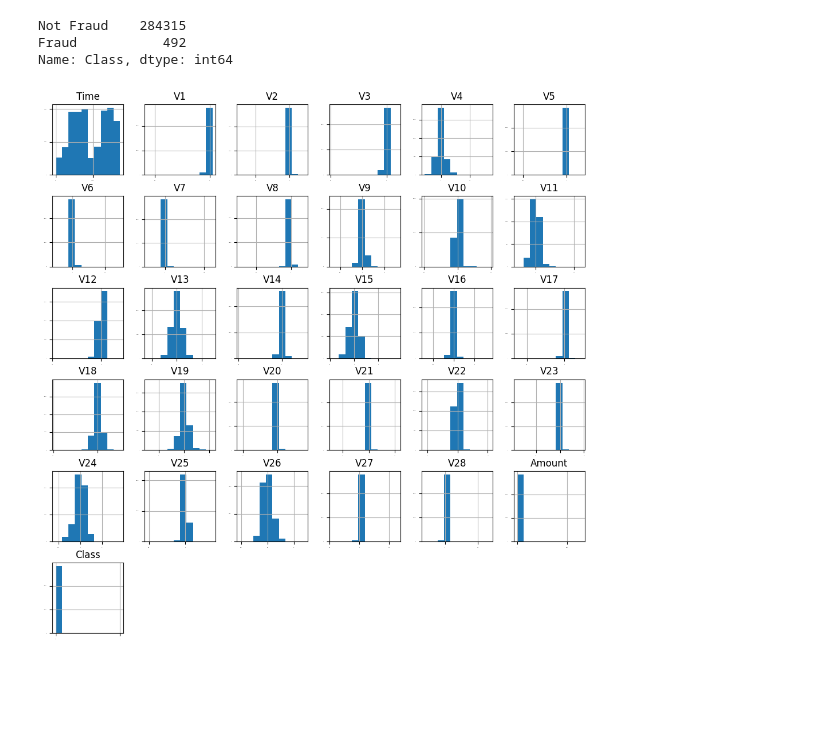
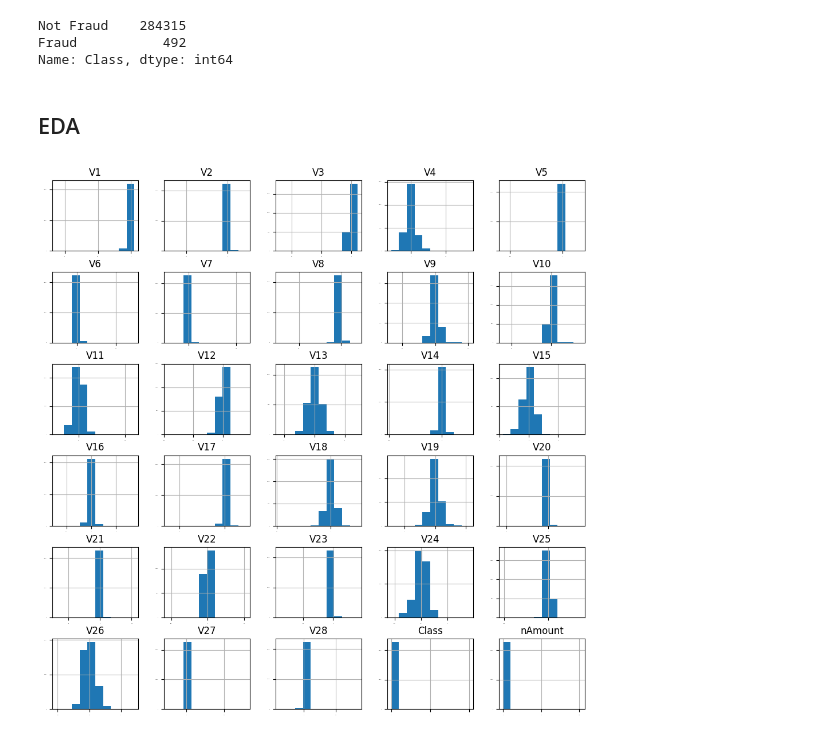
Before and after one commit to david-meltzer/ML_finance, a Jupyter notebook: personal/credit_card_fraud.ipynb, the cells around one changed output. Cells and saved outputs as stored; diff of their text form; code cells hidden in the pictures; blank space fills up the shorter version.

Commit message:
final results for time-series and gradient boosting

```diff
--- a/personal/credit_card_fraud.ipynb
+++ b/personal/credit_card_fraud.ipynb
@@ -84,13 +112,38 @@ print(dataset.Class.value_counts().rename(index = class_names))
 Not Fraud    284315
 Fraud           492
 Name: Class, dtype: int64
+# %%
+df_train, df_test = train_test_split(dataset,
+                                     test_size=.2,
+                                     stratify = dataset.Class)
+
+Y_train, Y_test = df_train["Class"], df_test["Class"]
+
+X_train = df_train.drop(columns = ["Class"])
+X_test = df_test.drop(columns = ["Class"])
+
+num_folds = 10
+
+scaler = StandardScaler().fit(
+    df_train['Amount'].values.reshape(-1,1))
+
+df_train['nAmount'] = scaler.transform(
+    df_train['Amount'].values.reshape(-1,1))
+
+df_test['nAmount'] = scaler.transform(
+    df_test['Amount'].values.reshape(-1,1))
+
+df_train.drop(columns=['Time','Amount'],inplace=True)
+df_test.drop(columns=['Time','Amount'],inplace=True)
+# %% [markdown]
+## EDA
 # %%
 # histograms
-dataset.hist(sharex=False,
+df_train.hist(sharex=False,
              sharey=False,
              xlabelsize=1,
              ylabelsize=1,
              figsize=(12,12))
 plt.show()
 # %% [output]
-[figure, old version]
+[figure, new version]
```
Also changed, not shown: parts of 40 cells of this notebook, 9 other files.
